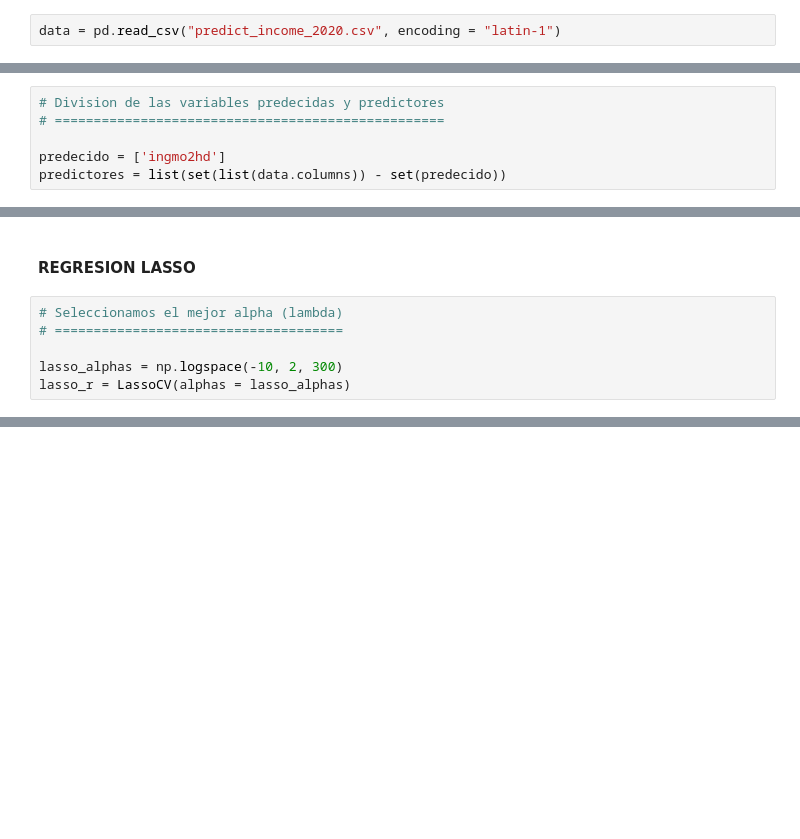
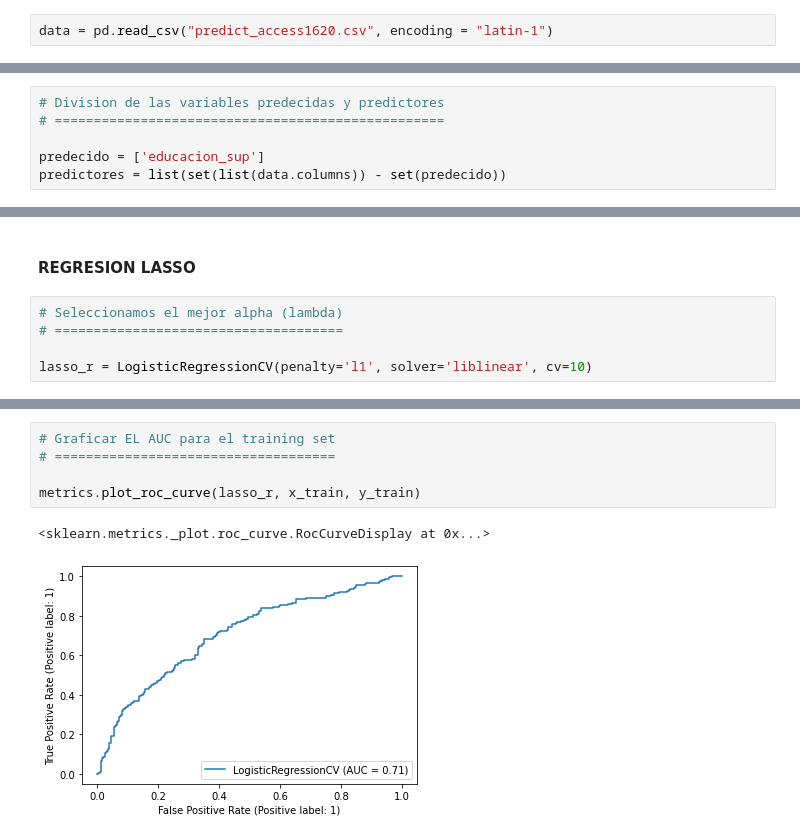
Before and after one commit to josuecaldas/predict_income, a Jupyter notebook: PYTHON_predict_income.ipynb, the cells around one changed output, grey strips where cells are left out. Cells and saved outputs as stored; diff of their text form; blank space fills up the shorter version.

```diff
--- a/PYTHON_predict_income.ipynb
+++ b/PYTHON_predict_income.ipynb
@@ -23,2 +28,2 @@ from sklearn.metrics import r2_score
 # %%
-data = pd.read_csv("predict_income_2020.csv", encoding = "latin-1")
+data = pd.read_csv("predict_access1620.csv", encoding = "latin-1")
@@ -42,7 +31,7 @@ data
 # Division de las variables predecidas y predictores
 # ==================================================
 
-predecido = ['ingmo2hd']
+predecido = ['educacion_sup']
 predictores = list(set(list(data.columns)) - set(predecido))
 # %%
 # División de las variables en "x" y "y"
@@ -68,7 +57,6 @@ print(x_train.shape); print(x_test.shape)
 # Seleccionamos el mejor alpha (lambda)
 # =====================================
 
-lasso_alphas = np.logspace(-10, 2, 300)
-lasso_r = LassoCV(alphas = lasso_alphas)
+lasso_r = LogisticRegressionCV(penalty='l1', solver='liblinear', cv=10)
 # %%
 # Entrenamos el modelo
@@ -107,0 +84,8 @@ El coeficiente de determinación en el test set es 0.5025043008438516
+# %%
+# Graficar EL AUC para el training set
+# ====================================
+
+metrics.plot_roc_curve(lasso_r, x_train, y_train)
+# %% [output]
+<sklearn.metrics._plot.roc_curve.RocCurveDisplay at 0x...>
+[figure, added]
```
Also changed, not shown: parts of 12 cells of this notebook.
